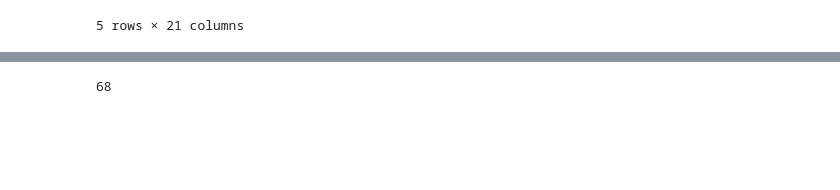
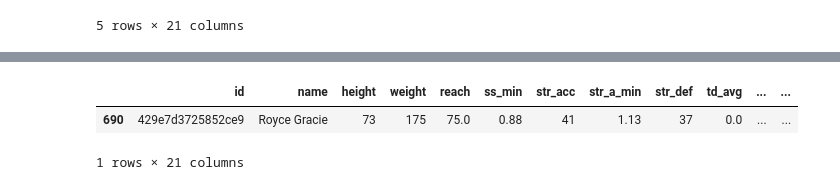
Before and after one commit to pkong97/mma-predictor, a Jupyter notebook: prediction-engine.ipynb, the cells around one changed output, grey strips where cells are left out. Drawn from its saved outputs; the diff is of its cells as text; code cells hidden in the pictures; blank space fills up the shorter version.

```diff
--- a/prediction-engine.ipynb
+++ b/prediction-engine.ipynb
@@ -210,4 +273,7 @@ NameError: name 'fuck' is not defined
 # %%
-fdata = fighters.loc[fighters['id'] == '1c5879330d42255f']
+fdata = fighters.loc[fighters['id'] == '429e7d3725852ce9']
+fdata
 # %% [output]
+|  | id | name | height | weight | reach | ss_min | str_acc | str_a_min | str_def | td_avg | ... | ... |
+| 690 | 429e7d3725852ce9 | Royce Gracie | 73 | 175 | 75.0 | 0.88 | 41 | 1.13 | 37 | 0.0 | ... | ... |
-68
+1 rows × 21 columns
```
Also changed, not shown: parts of 7 cells of this notebook.
